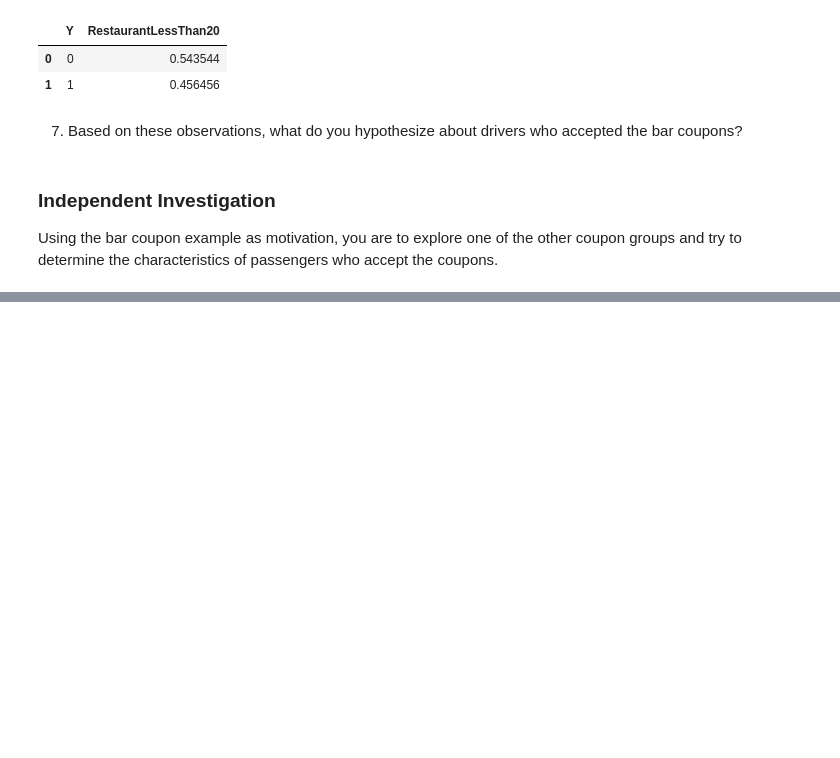
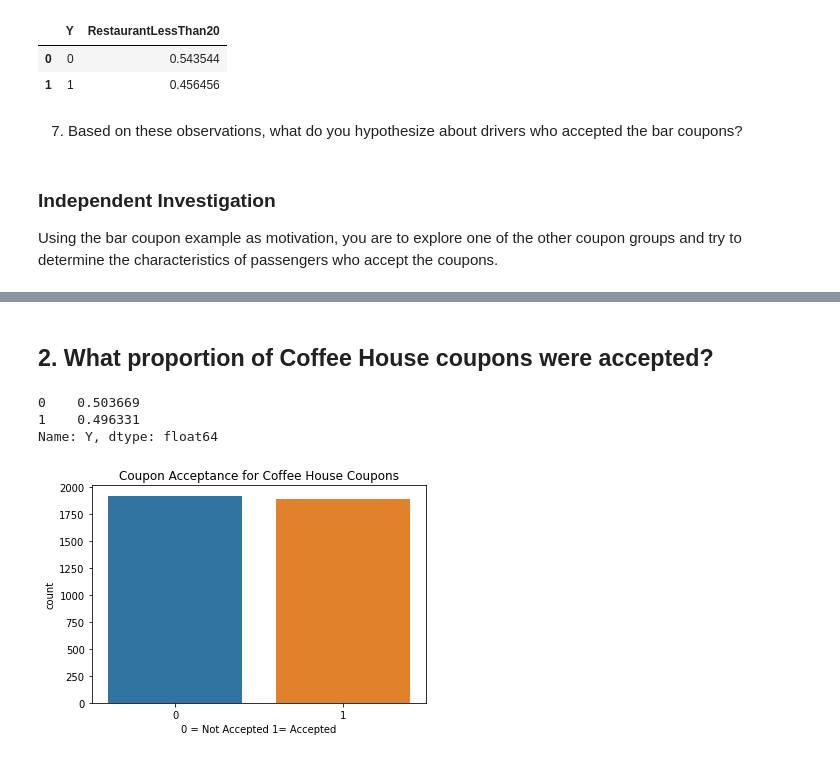
Before and after one commit to az2611/berkeley_ML, a Jupyter notebook: Module_5_prompt.ipynb, the cells around one changed output, grey strips where cells are left out. Drawn from its saved outputs; the diff is of its cells as text; code cells hidden in the pictures; blank space fills up the shorter version.

```diff
--- a/Module_5_prompt.ipynb
+++ b/Module_5_prompt.ipynb
@@ -311,0 +357,17 @@ data_bar.query("Y==1").groupby(['Y','maritalStatus']).count().transform(lambda x
+# %% [markdown]
+## 2. What proportion of Coffee House coupons were accepted?
+# %%
+#Accepted Coupons
+accept_pct_coffee=data_coffee['Y'].value_counts(normalize = True)
+accept_pct_coffee
+
+#49.6% of people of people who received 'Coffee House' coupons accepted them.
+# %% [output]
+0    0.503669
+1    0.496331
+Name: Y, dtype: float64
+# %%
+sns.countplot(data=data_coffee, x='Y').set(title='Coupon Acceptance for Coffee House Coupons', xlabel='0 = Not Accepted 1= Accepted' )
+plt.savefig('/content/drive/My Drive/UC_Berkeley_Certificate/Module_05/figs/04_Coupon_Acceptance_for_Coffee_House_Coupons.png')
+# %% [output]
+[figure, added]
```
Also changed, not shown: parts of 36 cells of this notebook.
